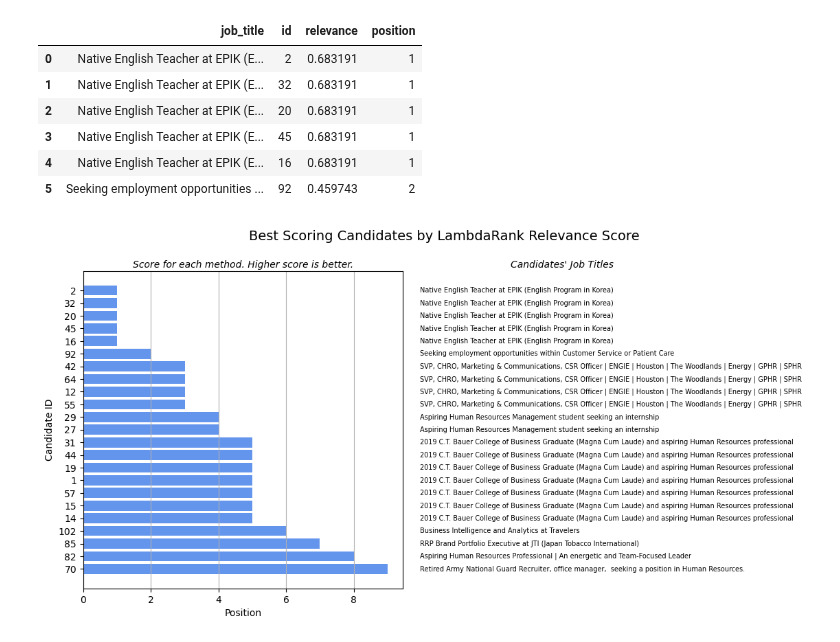
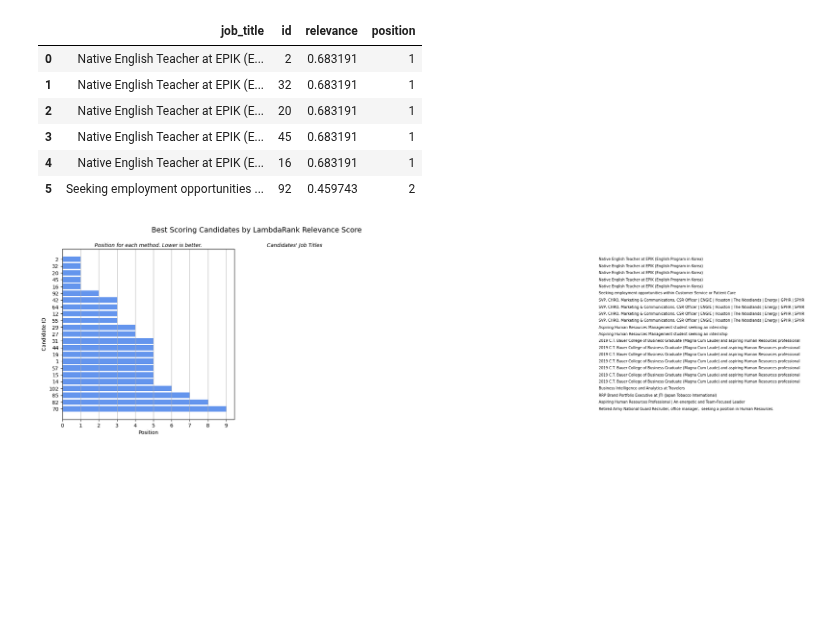
Before and after one commit to sralter/potential_talents, a Jupyter notebook: potential_talents_pt2_ltr.ipynb, the cells around one changed output. Cells and saved outputs as stored; diff of their text form; code cells hidden in the pictures; blank space fills up the shorter version.

Commit message:
update pt2 and finish figures

```diff
--- a/potential_talents_pt2_ltr.ipynb
+++ b/potential_talents_pt2_ltr.ipynb
@@ -1294,8 +1225,8 @@ xmax = axes.get_xlim()[1]  # maximum x-axis value
 for index, row in top_lambda.iterrows():
     # add the job_title to each corresponding applicant
     plt.text(
-        xmax+0.5,
-        index,
+        xmax+0.1,
+        row['id'],
         f"{row['job_title']}",
         ha='left',
         va='center',
@@ -1307,33 +1238,34 @@ for index, row in top_lambda.iterrows():
 plt.ylabel('Candidate ID')
 plt.xlabel('Position')
 plt.suptitle('Best Scoring Candidates by LambdaRank Relevance Score', fontsize=14, x=1)
 
 # add subtitle
 axes=plt.gca()
 ylim=axes.get_ylim()
 
 plt.text(x=0.5, y=1.02, # position just above highest y-limit
-         s='Score for each method. Higher score is better.',
+         s='Position for each method. Lower is better.',
          fontsize=10,
          style='italic',
          ha='center',
          va='center',
          transform=plt.gca().transAxes)  # use axes-relative coordinates
-plt.text(x=1.5, y=1.02,
+plt.text(x=1.35, y=1.02,
          s="Candidates' Job Titles",
          fontsize=10,
          style='italic',
          ha='center',
          va='center',
          transform=plt.gca().transAxes)
 plt.grid(axis='x')
 # plt.xlim(0,threshold)
 plt.gca().invert_yaxis()
+plt.xticks(range(10))
 
 plt.savefig('figures/3_lambdarank_scores.pdf',bbox_inches='tight')
 plt.savefig('figures/3_lambdarank_scores.jpg',bbox_inches='tight')
 plt.savefig('figures/3_lambdarank_scores.png',bbox_inches='tight')
 
 plt.show()
 # %% [output]
-[figure, old version]
+[figure, new version]
```
Also changed, not shown: parts of 16 cells of this notebook, 11 other files.
